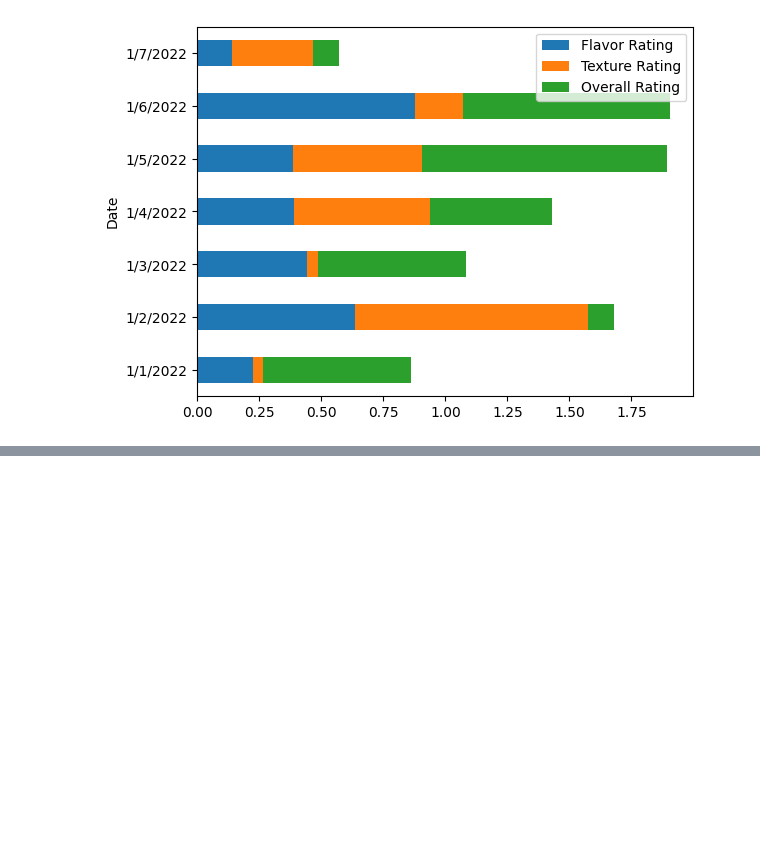
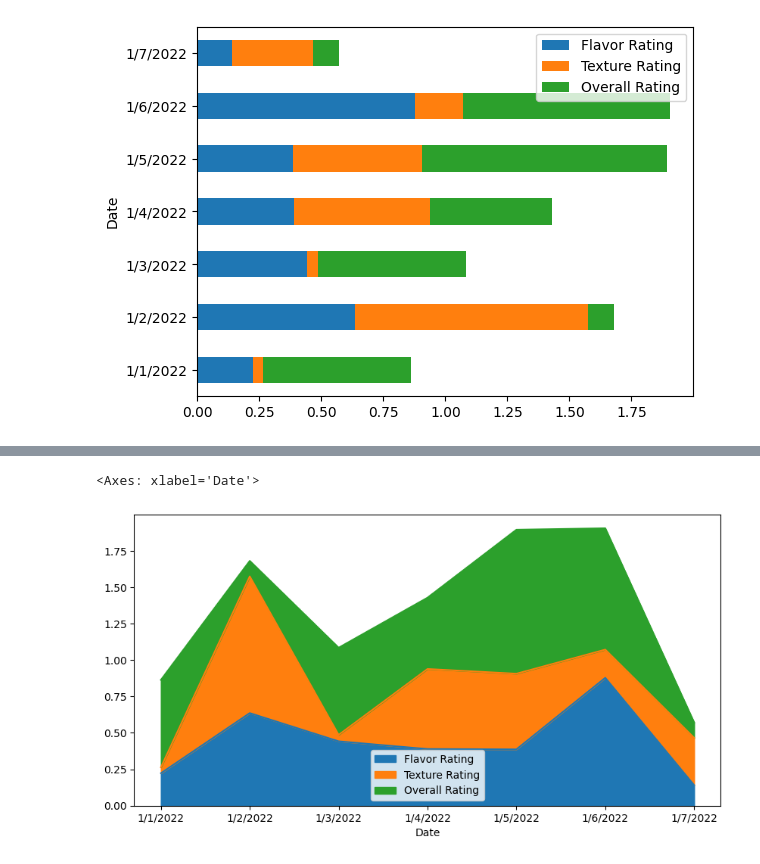
Before and after one commit to kazrkb/pandas-for-data-analytics, a Jupyter notebook: pandas visulaization.ipynb, the cells around one changed output, grey strips where cells are left out. Saved outputs shown, nothing was run; the diff lists cells and outputs as text; code cells hidden in the pictures; blank space fills up the shorter version.

```diff
--- a/pandas visulaization.ipynb
+++ b/pandas visulaization.ipynb
@@ -40,0 +56,5 @@ df.plot.barh(stacked=True)
+# %%
+df.plot.area(figsize=(10,5))
+# %% [output]
+<Axes: xlabel='Date'>
+[figure, added]
```
Also changed, not shown: parts of 4 cells of this notebook.
